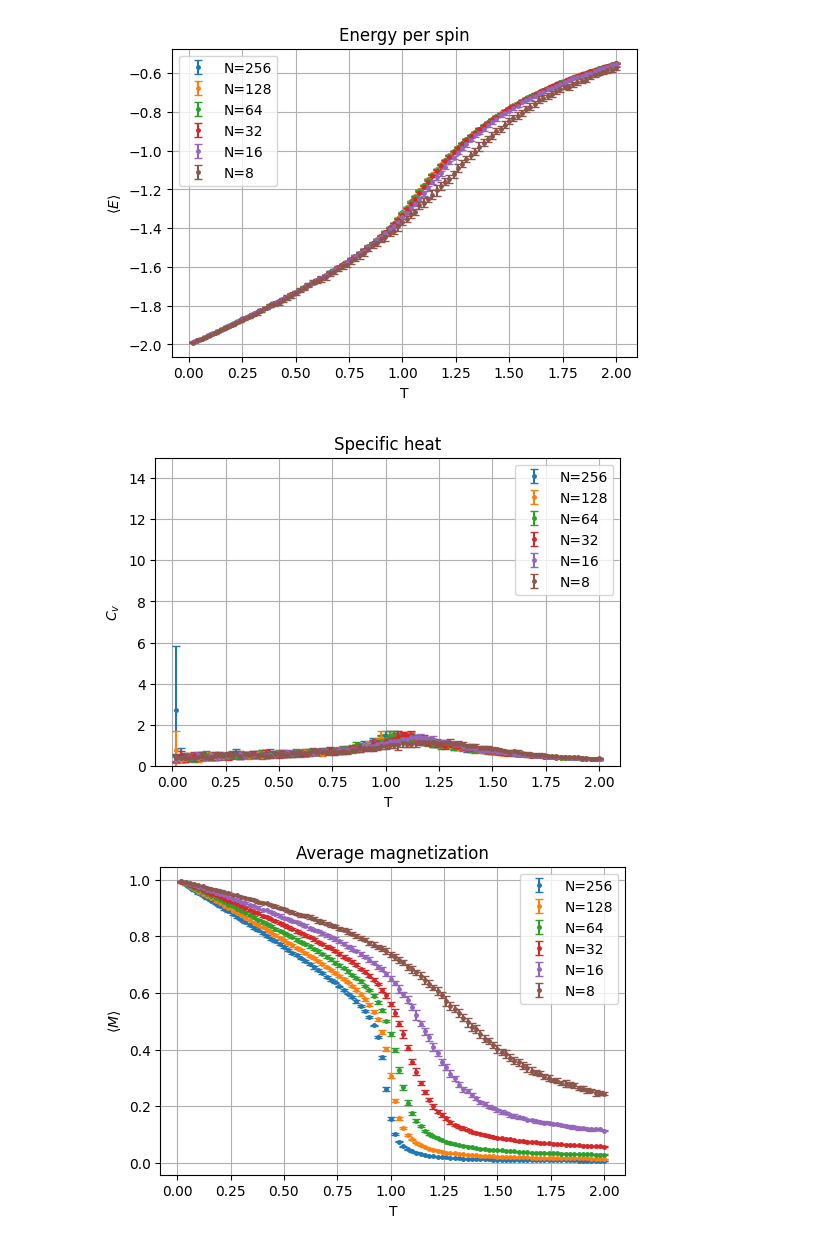
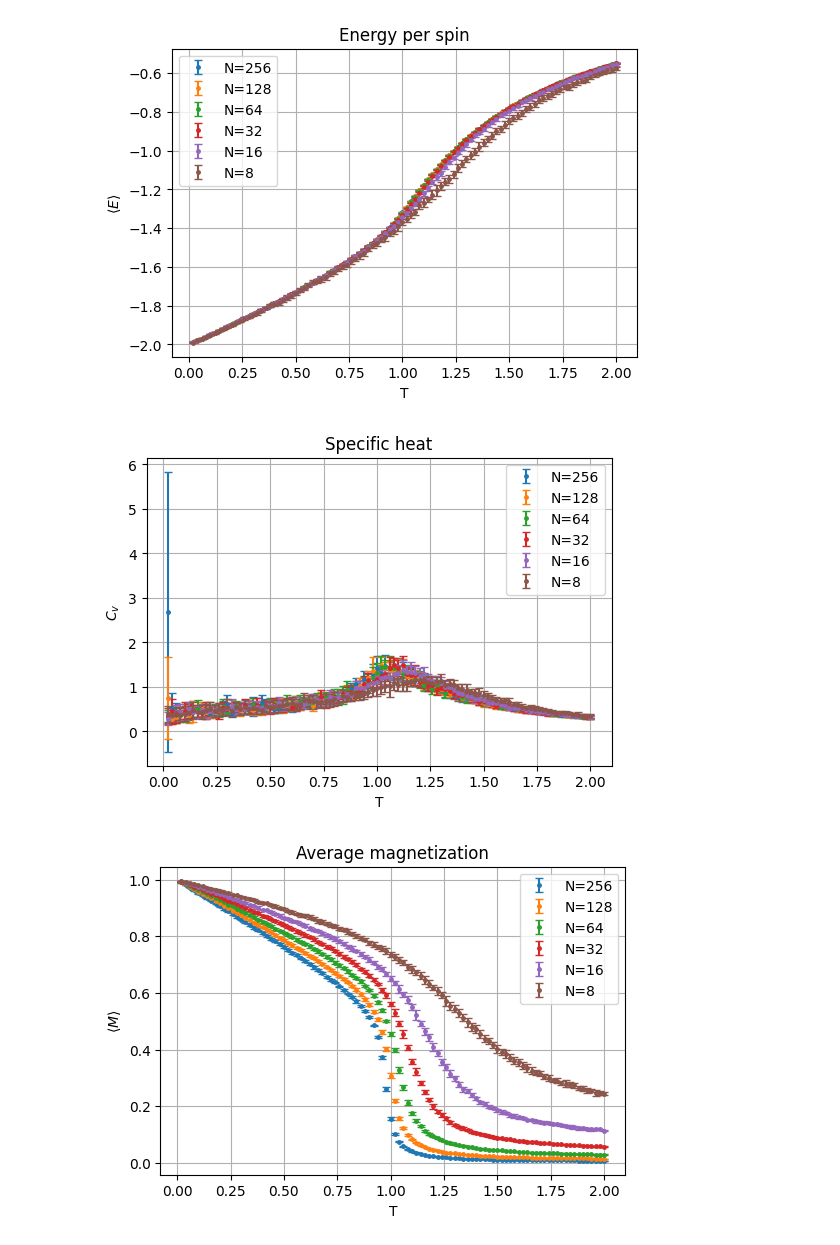
Before and after one commit to Naru-kami/xy-model, a Jupyter notebook: src/plots.ipynb, the cells around one changed output. Saved outputs shown, nothing was run; the diff lists cells and outputs as text; code cells hidden in the pictures.

```diff
--- a/src/plots.ipynb
+++ b/src/plots.ipynb
@@ -125,19 +125,18 @@ plt.show()
 # %%
 plt.figure(figsize=(6,4))
 plt.tight_layout()
 plt.title("Specific heat")
 
 for i, c in enumerate(Wolff.C):
     plt.errorbar(T, c.mean(axis=1), c.std(axis=1), markersize=5, marker=".", linestyle='', capsize=3, label=f"N={gridSizes[i]}")
 
-plt.ylim([0, 15])
 plt.legend()
 plt.xlabel("T")
 plt.ylabel(r"$C_v$")
 plt.grid()
 plt.show()
 # %% [output]
-[figure, old version]
+[figure, new version]
 # %%
 plt.figure(figsize=(6,4))
 plt.tight_layout()
```
Also changed, not shown: parts of 2 cells of this notebook, 2 other files.
